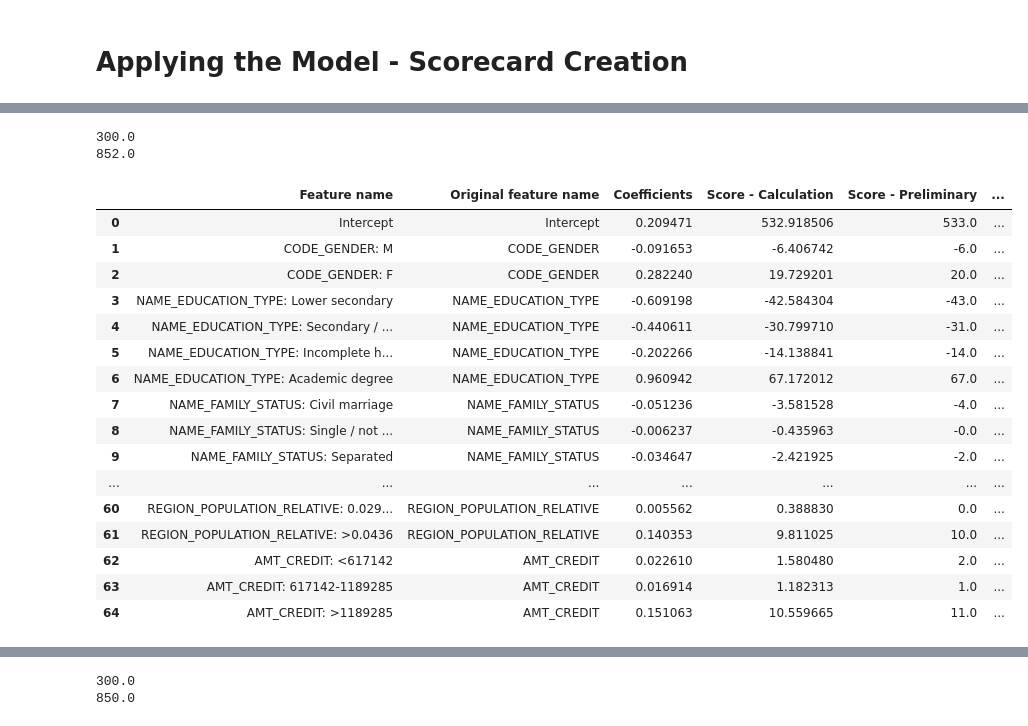
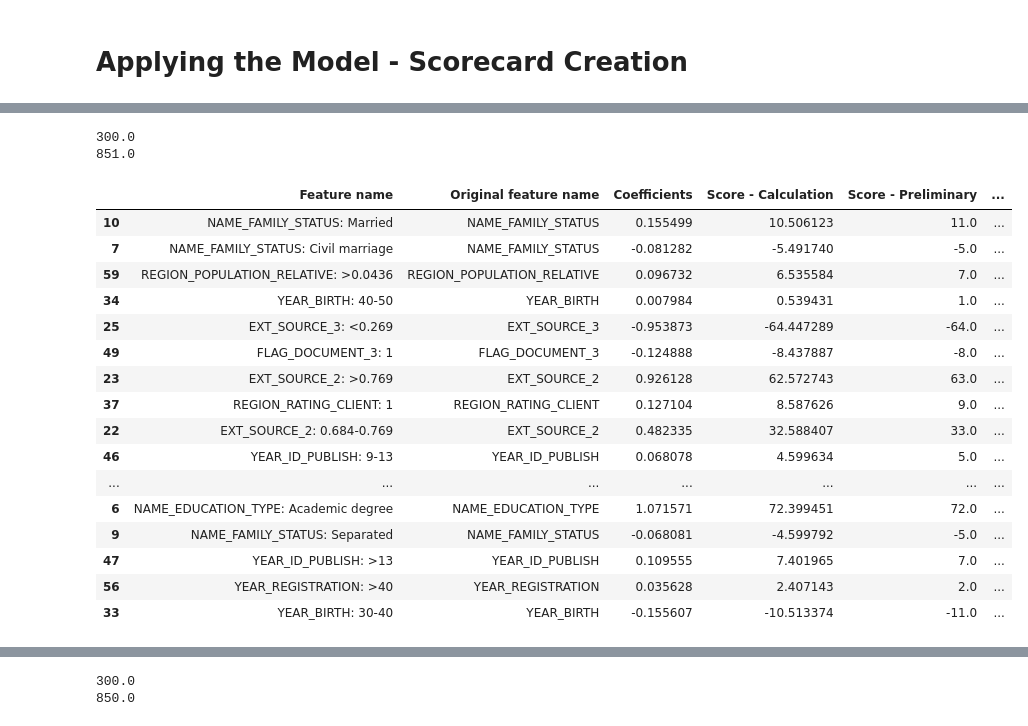
Before and after one commit to helmynaufal/Credit-Risk-Modeling, a Jupyter notebook: credit-scorecard.ipynb, the cells around one changed output, grey strips where cells are left out. Cells and saved outputs as stored; diff of their text form; code cells hidden in the pictures.

```diff
--- a/credit-scorecard.ipynb
+++ b/credit-scorecard.ipynb
@@ -33,0 +24,8 @@ df.head()
+# %%
+application = pd.read_csv('/kaggle/input/home-credit-default-risk/application_train.csv')
+bureau = pd.read_csv('/kaggle/input/home-credit-default-risk/bureau.csv')
+bureau_bal = pd.read_csv('/kaggle/input/home-credit-default-risk/bureau_balance.csv')
+cc_bal = pd.read_csv('/kaggle/input/home-credit-default-risk/credit_card_balance.csv')
+instl_pymnts = pd.read_csv('/kaggle/input/home-credit-default-risk/installments_payments.csv')
+prev_appl = pd.read_csv('/kaggle/input/home-credit-default-risk/previous_application.csv')
+pos_cash = pd.read_csv('/kaggle/input/home-credit-default-risk/POS_CASH_balance.csv')
@@ -46,4 +308,4 @@ plt.show()
 # %% [markdown]
 We can see above that there is a big difference in the target values, which means the target was imbalanced. Also, since we will create a credit scorecard that needs to know which borrower is good or not from the credit score, the higher credit score means the better borrower, so I'll change the value default to `0: bad` and not default to `1: good`.
 # %%
-df['TARGET'].replace([1,0], [0,1], inplace=True)
+application['TARGET'].replace([1,0], [0,1], inplace=True)
@@ -88,8 +464,8 @@ df.head()
 # Split Data
 Split data into 80:20, and because the data is imbalanced, I use the stratified split to keep the test set distribution the same as the actual data.
 # %%
-X = df.drop('TARGET', axis=1)
-y = df['TARGET']
+X = application.drop('TARGET', axis=1)
+y = application['TARGET']
 X_train, X_test, y_train, y_test = train_test_split(X, y, test_size = 0.2, random_state = 10, stratify = y)
 # %% [markdown]
 # Feature Selection
@@ -919,13 +1296,13 @@ class WoE_Binning(BaseEstimator, TransformerMixin):
         X_new['EXT_SOURCE_3: 0.627-0.717'] = np.where((X['EXT_SOURCE_3'] > 0.627) & (X['EXT_SOURCE_3'] <= 0.717), 1, 0)
         X_new['EXT_SOURCE_3: >0.717'] = np.where(X['EXT_SOURCE_3'] >= 0.717, 1, 0)
 
-        X_new['YEAR_BIRTH: <27'] = np.where(X['YEAR_BIRTH'] <= 27, 1, 0)
-        X_new['YEAR_BIRTH: 27-34'] = np.where((X['YEAR_BIRTH'] > 27) & (X['YEAR_BIRTH'] <= 34), 1, 0)
-        X_new['YEAR_BIRTH: 34-50'] = np.where((X['YEAR_BIRTH'] > 34) & (X['YEAR_BIRTH'] <= 41), 1, 0)
-        X_new['YEAR_BIRTH: 41-60'] = np.where((X['YEAR_BIRTH'] > 41) & (X['YEAR_BIRTH'] <= 48), 1, 0)
-        X_new['YEAR_BIRTH: 48-50'] = np.where((X['YEAR_BIRTH'] > 48) & (X['YEAR_BIRTH'] <= 55), 1, 0)
-        X_new['YEAR_BIRTH: 55-62'] = np.where((X['YEAR_BIRTH'] > 55) & (X['YEAR_BIRTH'] <= 62), 1, 0)
-        X_new['YEAR_BIRTH: >60'] = np.where(X['YEAR_BIRTH'] >= 62, 1, 0)
+        X_new['YEAR_BIRTH: <30'] = np.where(X['YEAR_BIRTH'] <= 30, 1, 0)
+        X_new['YEAR_BIRTH: 30-40'] = np.where((X['YEAR_BIRTH'] > 30) & (X['YEAR_BIRTH'] <= 40), 1, 0)
+        X_new['YEAR_BIRTH: 40-50'] = np.where((X['YEAR_BIRTH'] > 40) & (X['YEAR_BIRTH'] <= 50), 1, 0)
+        X_new['YEAR_BIRTH: 50-60'] = np.where((X['YEAR_BIRTH'] > 50) & (X['YEAR_BIRTH'] <= 60), 1, 0)
+#         X_new['YEAR_BIRTH: 48-50'] = np.where((X['YEAR_BIRTH'] > 48) & (X['YEAR_BIRTH'] <= 55), 1, 0)
+#         X_new['YEAR_BIRTH: 55-62'] = np.where((X['YEAR_BIRTH'] > 55) & (X['YEAR_BIRTH'] <= 62), 1, 0)
+        X_new['YEAR_BIRTH: >60'] = np.where(X['YEAR_BIRTH'] > 60, 1, 0)
 
         X_new['REGION_RATING_CLIENT: 1'] = np.where(X['REGION_RATING_CLIENT'] == 1, 1, 0)
         X_new['REGION_RATING_CLIENT: 2'] = np.where(X['REGION_RATING_CLIENT'] == 2, 1, 0)
@@ -957,9 +1334,10 @@ class WoE_Binning(BaseEstimator, TransformerMixin):
         X_new['REGION_POPULATION_RELATIVE: 0.0292-0.0436'] = np.where((X['REGION_POPULATION_RELATIVE'] > 0.0292) & (X['REGION_POPULATION_RELATIVE'] <= 0.0436), 1, 0)
         X_new['REGION_POPULATION_RELATIVE: >0.0436'] = np.where(X['REGION_POPULATION_RELATIVE'] >= 0.0436, 1, 0)
 
-        X_new['AMT_CREDIT: <617142'] = np.where(X['AMT_CREDIT'] <= 617142, 1, 0)
-        X_new['AMT_CREDIT: 617142-1189285'] = np.where((X['AMT_CREDIT'] > 617142) & (X['AMT_CREDIT'] <= 1189285), 1, 0)
-        X_new['AMT_CREDIT: >1189285'] = np.where(X['AMT_CREDIT'] >= 1189285, 1, 0)
+        X_new['AMT_CREDIT: <40995'] = np.where(X['AMT_CREDIT'] <= 40995, 1, 0)
+        X_new['AMT_CREDIT: 40995-445500'] = np.where((X['AMT_CREDIT'] > 40995) & (X['AMT_CREDIT'] <= 445500), 1, 0)
+        X_new['AMT_CREDIT: 445500-846000'] = np.where((X['AMT_CREDIT'] > 445500) & (X['AMT_CREDIT'] <= 846000), 1, 0)
+        X_new['AMT_CREDIT: >846000'] = np.where(X['AMT_CREDIT'] >= 846000, 1, 0)
 
         return X_new
 # %% [markdown]
@@ -1189,29 +1577,29 @@ print(min_sum_score_prel)
 print(max_sum_score_prel)
 # %% [output]
 300.0
-852.0
+851.0
 # %%
 # so both our min and max scores are out by +1. we need to manually adjust this
 # Which one? We'll evaluate based on the rounding differences of the minimum category within each Original Feature Name.
 df_scorecard['Difference'] = df_scorecard['Score - Preliminary'] - df_scorecard['Score - Calculation']
-df_scorecard
+df_scorecard.sort_values('Difference', ascending=False)
 # %% [output]
 |  | Feature name | Original feature name | Coefficients | Score - Calculation | Score - Preliminary | ... |
-| 0 | Intercept | Intercept | 0.209471 | 532.918506 | 533.0 | ... |
-| 1 | CODE_GENDER: M | CODE_GENDER | -0.091653 | -6.406742 | -6.0 | ... |
-| 2 | CODE_GENDER: F | CODE_GENDER | 0.282240 | 19.729201 | 20.0 | ... |
-| 3 | NAME_EDUCATION_TYPE: Lower secondary | NAME_EDUCATION_TYPE | -0.609198 | -42.584304 | -43.0 | ... |
-| 4 | NAME_EDUCATION_TYPE: Secondary / ... | NAME_EDUCATION_TYPE | -0.440611 | -30.799710 | -31.0 | ... |
-| 5 | NAME_EDUCATION_TYPE: Incomplete h... | NAME_EDUCATION_TYPE | -0.202266 | -14.138841 | -14.0 | ... |
-| 6 | NAME_EDUCATION_TYPE: Academic degree | NAME_EDUCATION_TYPE | 0.960942 | 67.172012 | 67.0 | ... |
-| 7 | NAME_FAMILY_STATUS: Civil marriage | NAME_FAMILY_STATUS | -0.051236 | -3.581528 | -4.0 | ... |
-| 8 | NAME_FAMILY_STATUS: Single / not ... | NAME_FAMILY_STATUS | -0.006237 | -0.435963 | -0.0 | ... |
-| 9 | NAME_FAMILY_STATUS: Separated | NAME_FAMILY_STATUS | -0.034647 | -2.421925 | -2.0 | ... |
+| 10 | NAME_FAMILY_STATUS: Married | NAME_FAMILY_STATUS | 0.155499 | 10.506123 | 11.0 | ... |
+| 7 | NAME_FAMILY_STATUS: Civil marriage | NAME_FAMILY_STATUS | -0.081282 | -5.491740 | -5.0 | ... |
+| 59 | REGION_POPULATION_RELATIVE: >0.0436 | REGION_POPULATION_RELATIVE | 0.096732 | 6.535584 | 7.0 | ... |
+| 34 | YEAR_BIRTH: 40-50 | YEAR_BIRTH | 0.007984 | 0.539431 | 1.0 | ... |
+| 25 | EXT_SOURCE_3: <0.269 | EXT_SOURCE_3 | -0.953873 | -64.447289 | -64.0 | ... |
+| 49 | FLAG_DOCUMENT_3: 1 | FLAG_DOCUMENT_3 | -0.124888 | -8.437887 | -8.0 | ... |
+| 23 | EXT_SOURCE_2: >0.769 | EXT_SOURCE_2 | 0.926128 | 62.572743 | 63.0 | ... |
+| 37 | REGION_RATING_CLIENT: 1 | REGION_RATING_CLIENT | 0.127104 | 8.587626 | 9.0 | ... |
+| 22 | EXT_SOURCE_2: 0.684-0.769 | EXT_SOURCE_2 | 0.482335 | 32.588407 | 33.0 | ... |
+| 46 | YEAR_ID_PUBLISH: 9-13 | YEAR_ID_PUBLISH | 0.068078 | 4.599634 | 5.0 | ... |
 | ... | ... | ... | ... | ... | ... | ... |
-| 60 | REGION_POPULATION_RELATIVE: 0.029... | REGION_POPULATION_RELATIVE | 0.005562 | 0.388830 | 0.0 | ... |
-| 61 | REGION_POPULATION_RELATIVE: >0.0436 | REGION_POPULATION_RELATIVE | 0.140353 | 9.811025 | 10.0 | ... |
-| 62 | AMT_CREDIT: <617142 | AMT_CREDIT | 0.022610 | 1.580480 | 2.0 | ... |
-| 63 | AMT_CREDIT: 617142-1189285 | AMT_CREDIT | 0.016914 | 1.182313 | 1.0 | ... |
-| 64 | AMT_CREDIT: >1189285 | AMT_CREDIT | 0.151063 | 10.559665 | 11.0 | ... |
+| 6 | NAME_EDUCATION_TYPE: Academic degree | NAME_EDUCATION_TYPE | 1.071571 | 72.399451 | 72.0 | ... |
+| 9 | NAME_FAMILY_STATUS: Separated | NAME_FAMILY_STATUS | -0.068081 | -4.599792 | -5.0 | ... |
+| 47 | YEAR_ID_PUBLISH: >13 | YEAR_ID_PUBLISH | 0.109555 | 7.401965 | 7.0 | ... |
+| 56 | YEAR_REGISTRATION: >40 | YEAR_REGISTRATION | 0.035628 | 2.407143 | 2.0 | ... |
+| 33 | YEAR_BIRTH: 30-40 | YEAR_BIRTH | -0.155607 | -10.513374 | -11.0 | ... |
 # %%
 df_scorecard['Score - Final'] = df_scorecard['Score - Preliminary']
```
Also changed, not shown: parts of 103 cells of this notebook.
